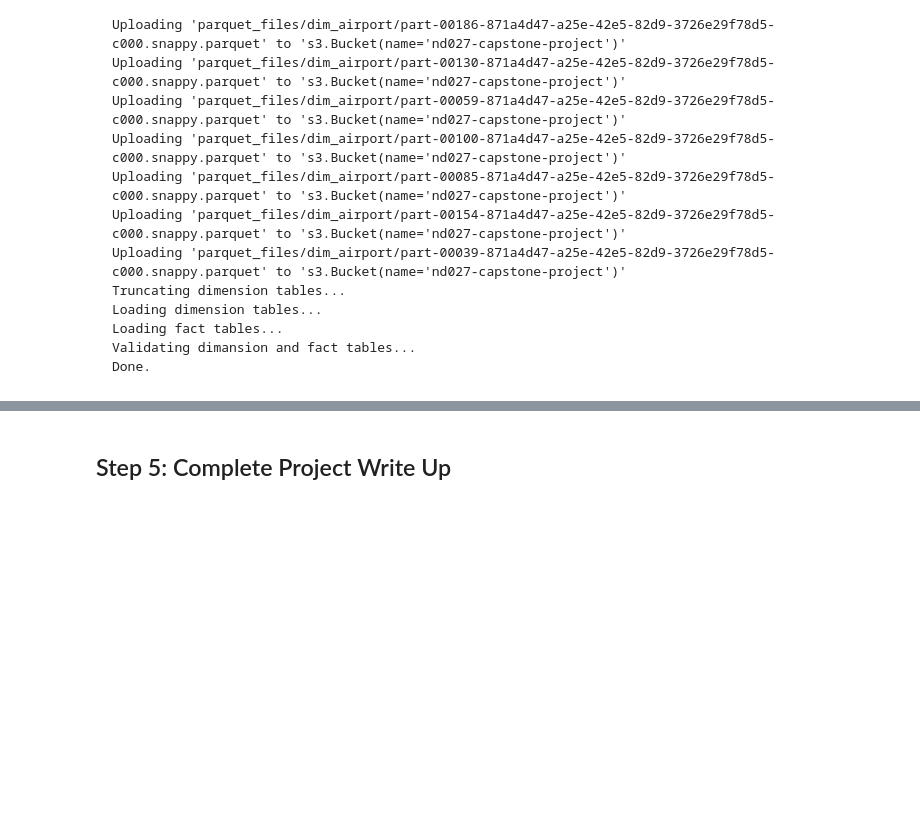
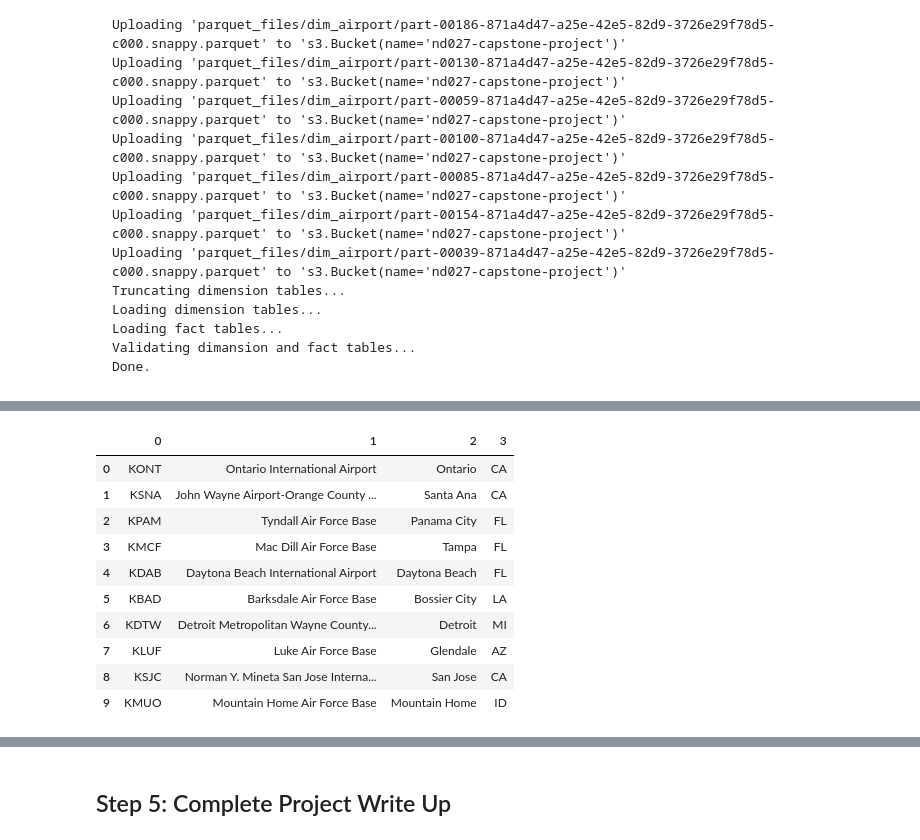
Before and after one commit to abarto/nd027-capstone-project, a Jupyter notebook: Data Engineering Nanodegree - Capstone Project.ipynb, the cells around one changed output, grey strips where cells are left out. Cells and saved outputs as stored; diff of their text form; code cells hidden in the pictures; blank space fills up the shorter version.

```diff
--- a/Data Engineering Nanodegree - Capstone Project.ipynb
+++ b/Data Engineering Nanodegree - Capstone Project.ipynb
@@ -1671,0 +1688,14 @@ Done.
+# %%
+pd.DataFrame(cursor.fetchall())
+# %% [output]
+|  | 0 | 1 | 2 | 3 |
+| 0 | KONT | Ontario International Airport | Ontario | CA |
+| 1 | KSNA | John Wayne Airport-Orange County ... | Santa Ana | CA |
+| 2 | KPAM | Tyndall Air Force Base | Panama City | FL |
+| 3 | KMCF | Mac Dill Air Force Base | Tampa | FL |
+| 4 | KDAB | Daytona Beach International Airport | Daytona Beach | FL |
+| 5 | KBAD | Barksdale Air Force Base | Bossier City | LA |
+| 6 | KDTW | Detroit Metropolitan Wayne County... | Detroit | MI |
+| 7 | KLUF | Luke Air Force Base | Glendale | AZ |
+| 8 | KSJC | Norman Y. Mineta San Jose Interna... | San Jose | CA |
+| 9 | KMUO | Mountain Home Air Force Base | Mountain Home | ID |
```
Also changed, not shown: parts of 14 cells of this notebook.
